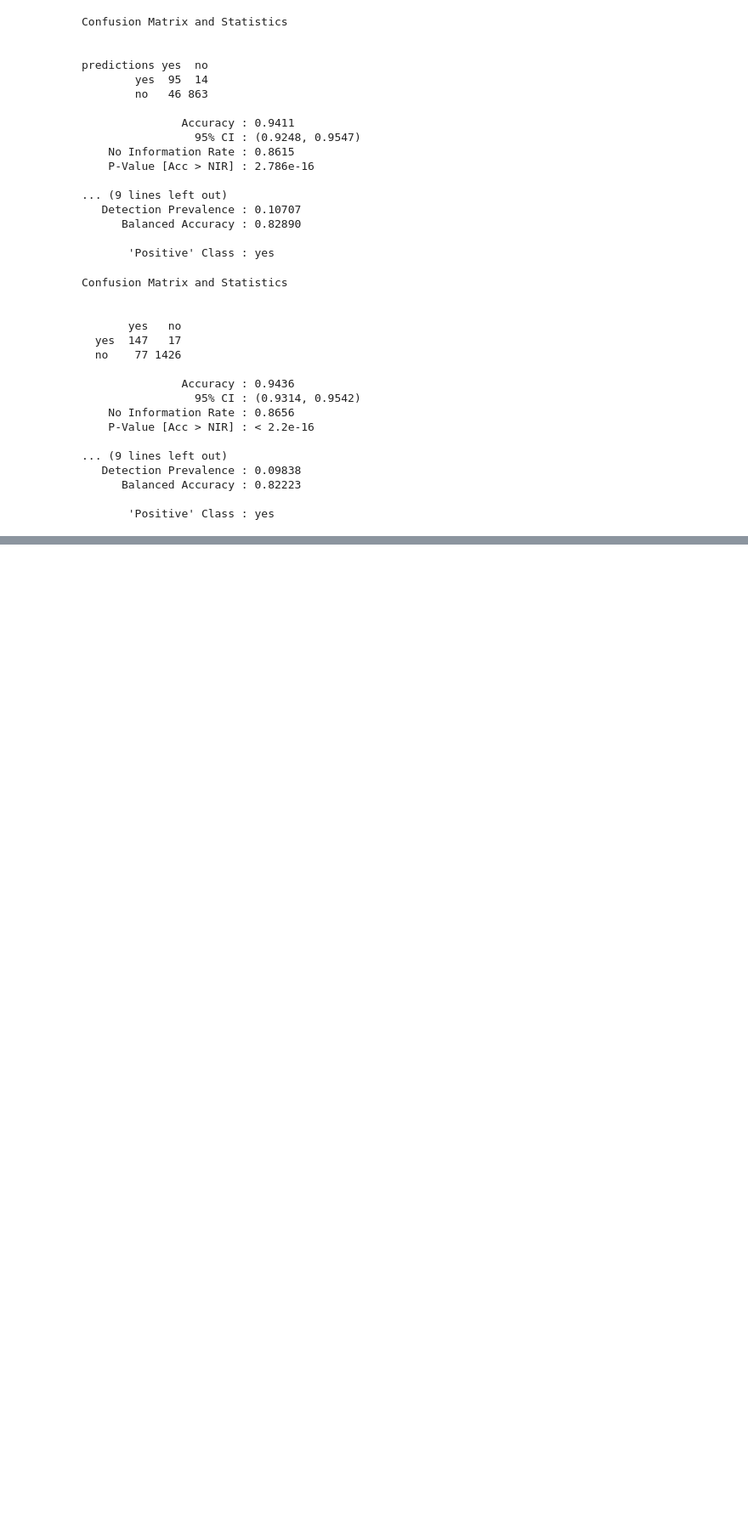
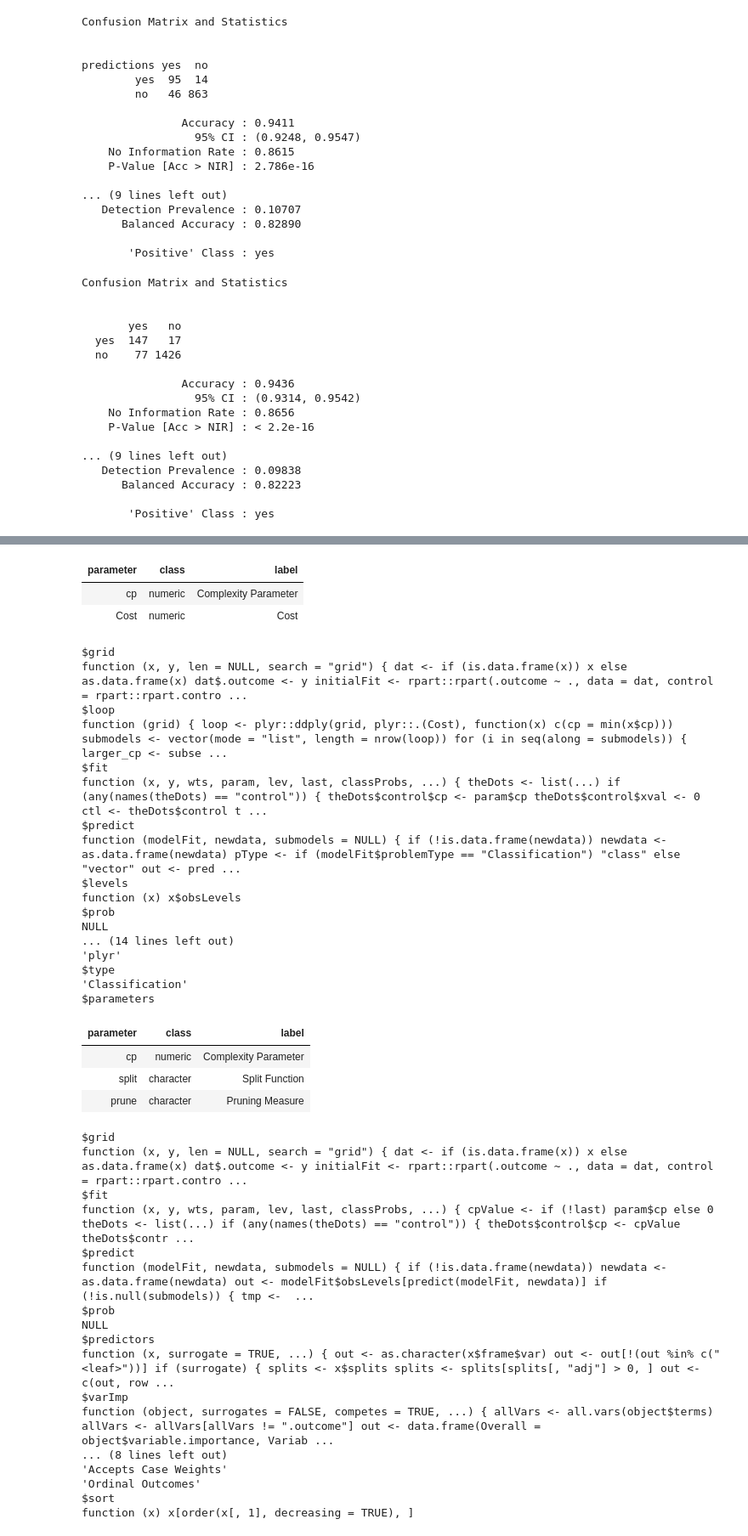
Before and after one commit to YuHsuanLin/riii, a Jupyter notebook: cb102/cb102_20180821.ipynb, the cells around one changed output, grey strips where cells are left out. Shown: that part at 85% size. Saved outputs shown, nothing was run; the diff lists cells and outputs as text; code cells hidden in the pictures; blank space fills up the shorter version.

```diff
--- a/cb102/cb102_20180821.ipynb
+++ b/cb102/cb102_20180821.ipynb
@@ -240,0 +425,3 @@ Confusion Matrix and Statistics
+# %%
+getModelInfo('rpart')
+# %% [output]
@@ -240,0 +494,41 @@ Confusion Matrix and Statistics
+| parameter | class | label |
+| cp | numeric | Complexity Parameter |
+| Cost | numeric | Cost |
+$grid
+function (x, y, len = NULL, search = "grid") { dat <- if (is.data.frame(x)) x else as.data.frame(x) dat$.outcome <- y initialFit <- rpart::rpart(.outcome ~ ., data = dat, control = rpart::rpart.contro ...
+$loop
+function (grid) { loop <- plyr::ddply(grid, plyr::.(Cost), function(x) c(cp = min(x$cp))) submodels <- vector(mode = "list", length = nrow(loop)) for (i in seq(along = submodels)) { larger_cp <- subse ...
+$fit
+function (x, y, wts, param, lev, last, classProbs, ...) { theDots <- list(...) if (any(names(theDots) == "control")) { theDots$control$cp <- param$cp theDots$control$xval <- 0 ctl <- theDots$control t ...
+$predict
+function (modelFit, newdata, submodels = NULL) { if (!is.data.frame(newdata)) newdata <- as.data.frame(newdata) pType <- if (modelFit$problemType == "Classification") "class" else "vector" out <- pred ...
+$levels
+function (x) x$obsLevels
+$prob
+NULL
+... (14 lines left out)
+'plyr'
+$type
+'Classification'
+$parameters
+| parameter | class | label |
+| cp | numeric | Complexity Parameter |
+| split | character | Split Function |
+| prune | character | Pruning Measure |
+$grid
+function (x, y, len = NULL, search = "grid") { dat <- if (is.data.frame(x)) x else as.data.frame(x) dat$.outcome <- y initialFit <- rpart::rpart(.outcome ~ ., data = dat, control = rpart::rpart.contro ...
+$fit
+function (x, y, wts, param, lev, last, classProbs, ...) { cpValue <- if (!last) param$cp else 0 theDots <- list(...) if (any(names(theDots) == "control")) { theDots$control$cp <- cpValue theDots$contr ...
+$predict
+function (modelFit, newdata, submodels = NULL) { if (!is.data.frame(newdata)) newdata <- as.data.frame(newdata) out <- modelFit$obsLevels[predict(modelFit, newdata)] if (!is.null(submodels)) { tmp <-  ...
+$prob
+NULL
+$predictors
+function (x, surrogate = TRUE, ...) { out <- as.character(x$frame$var) out <- out[!(out %in% c("<leaf>"))] if (surrogate) { splits <- x$splits splits <- splits[splits[, "adj"] > 0, ] out <- c(out, row ...
+$varImp
+function (object, surrogates = FALSE, competes = TRUE, ...) { allVars <- all.vars(object$terms) allVars <- allVars[allVars != ".outcome"] out <- data.frame(Overall = object$variable.importance, Variab ...
+... (8 lines left out)
+'Accepts Case Weights'
+'Ordinal Outcomes'
+$sort
+function (x) x[order(x[, 1], decreasing = TRUE), ]
```
Also changed, not shown: parts of 25 cells of this notebook.
